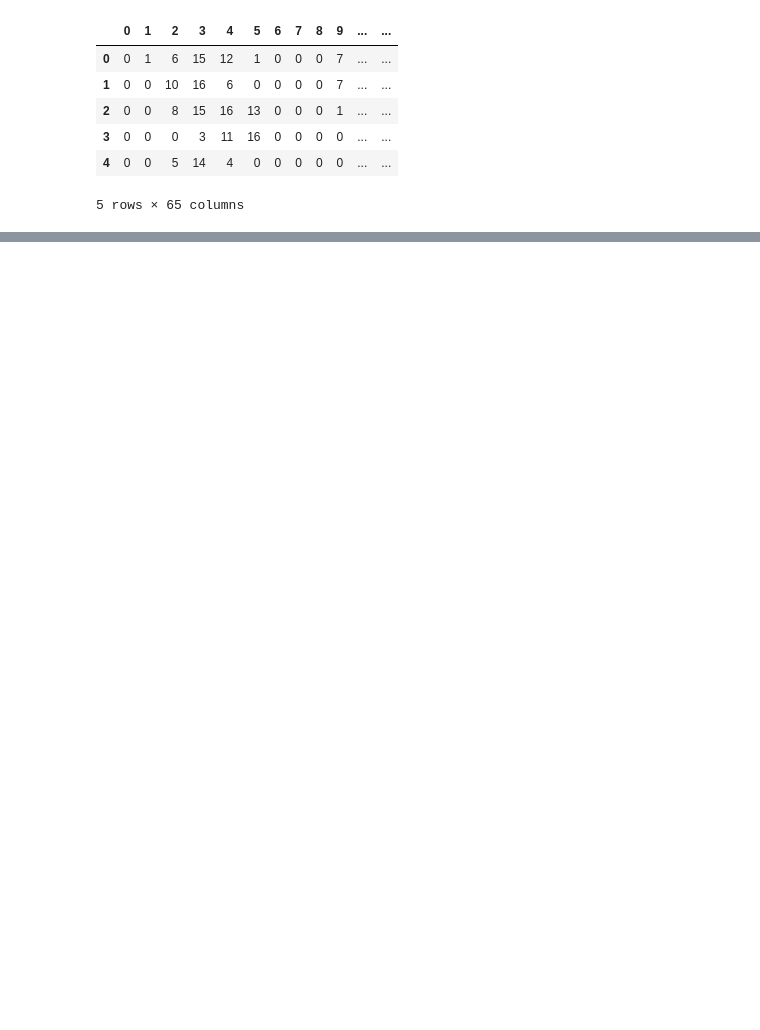
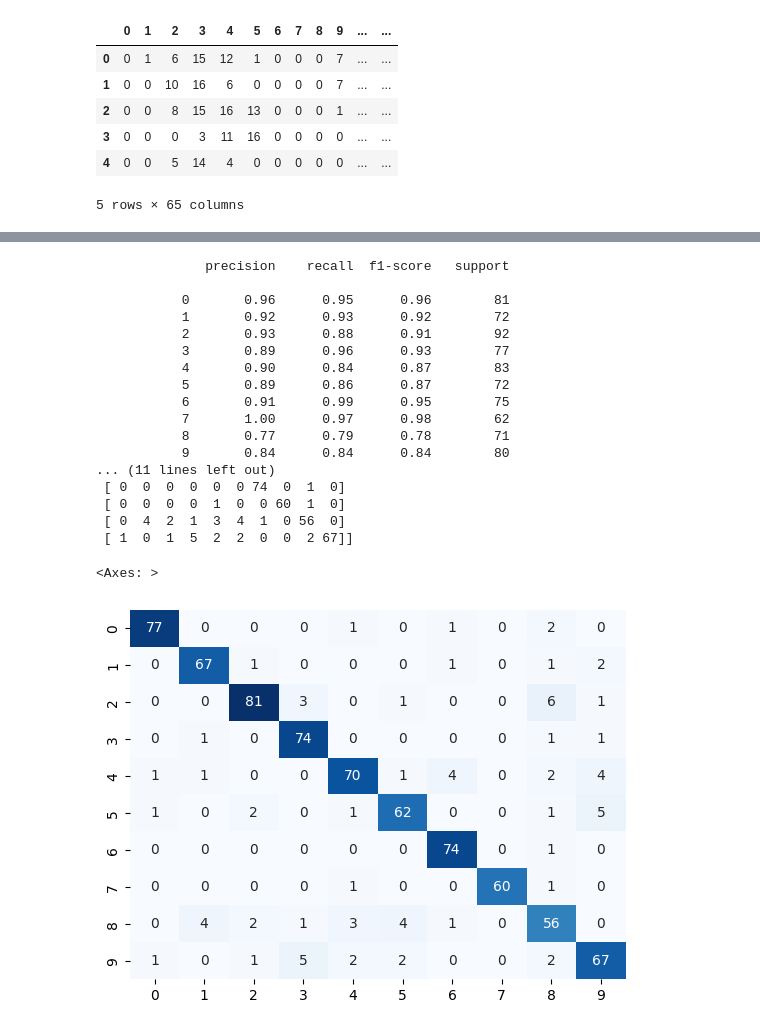
Before and after one commit to alpha597/ML_LAB_ASSIGNMENTS, a Jupyter notebook: ML_Assign2_digits.ipynb, the cells around one changed output, grey strips where cells are left out. Cells and saved outputs as stored; diff of their text form; code cells hidden in the pictures; blank space fills up the shorter version.

```diff
--- a/ML_Assign2_digits.ipynb
+++ b/ML_Assign2_digits.ipynb
@@ -327,0 +359,28 @@ plt.show()
+# %%
+from sklearn.ensemble import RandomForestClassifier
+rf_classifier = RandomForestClassifier(n_estimators=100, random_state=42)
+rf_classifier.fit(X_pca_train, y_pca_train)
+y_pred = rf_classifier.predict(X_pca_test)
+print(classification_report(y_pca_test, y_pred, zero_division=0))
+print(confusion_matrix(y_pca_test, y_pred))
+sns.heatmap(confusion_matrix(y_pca_test, y_pred), annot=True, fmt='d', cmap='Blues', cbar=False)
+# %% [output]
+              precision    recall  f1-score   support
+
+           0       0.96      0.95      0.96        81
+           1       0.92      0.93      0.92        72
+           2       0.93      0.88      0.91        92
+           3       0.89      0.96      0.93        77
+           4       0.90      0.84      0.87        83
+           5       0.89      0.86      0.87        72
+           6       0.91      0.99      0.95        75
+           7       1.00      0.97      0.98        62
+           8       0.77      0.79      0.78        71
+           9       0.84      0.84      0.84        80
+... (11 lines left out)
+ [ 0  0  0  0  0  0 74  0  1  0]
+ [ 0  0  0  0  1  0  0 60  1  0]
+ [ 0  4  2  1  3  4  1  0 56  0]
+ [ 1  0  1  5  2  2  0  0  2 67]]
+<Axes: >
+[figure, added]
```
Also changed, not shown: parts of 11 cells of this notebook.
